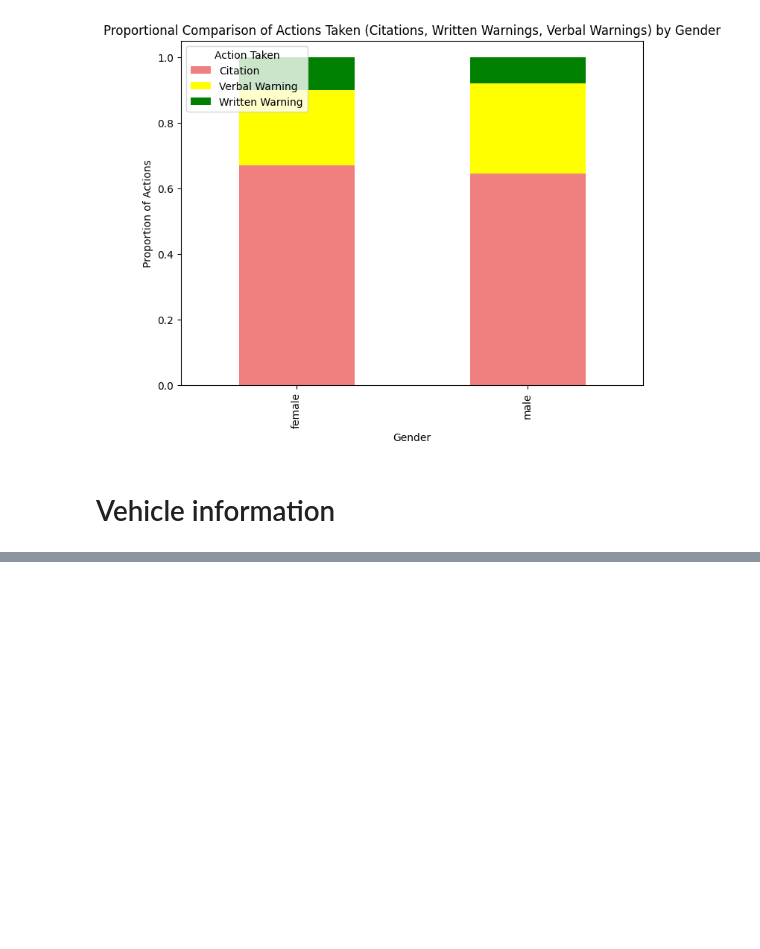
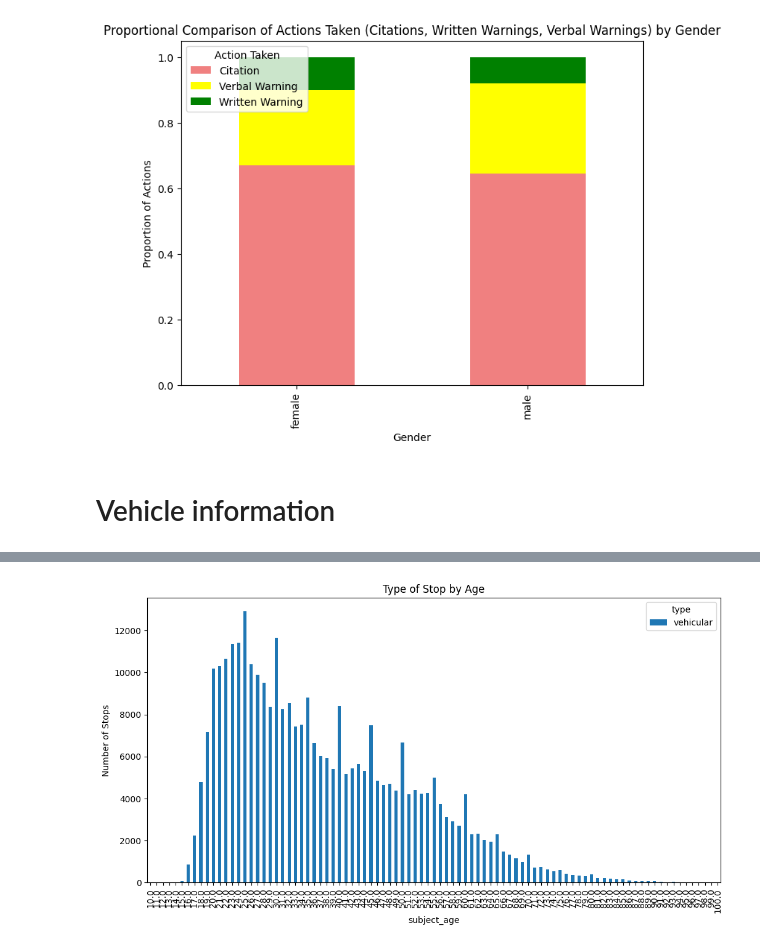
Before and after one commit to irmtou/CS577FinalProject, a Jupyter notebook: CS577FinalProject.ipynb, the cells around one changed output, grey strips where cells are left out. Cells and saved outputs as stored; diff of their text form; code cells hidden in the pictures; blank space fills up the shorter version.

```diff
--- a/CS577FinalProject.ipynb
+++ b/CS577FinalProject.ipynb
@@ -373,0 +394,8 @@ plt.show()
+# %%
+age_type_counts = df_filtered.groupby(['subject_age', 'type']).size().unstack()
+age_type_counts.plot(kind='bar', stacked=True, figsize=(12, 6))
+plt.title('Type of Stop by Age')
+plt.ylabel('Number of Stops')
+plt.show()
+# %% [output]
+[figure, added]
```
Also changed, not shown: parts of 15 cells of this notebook.
